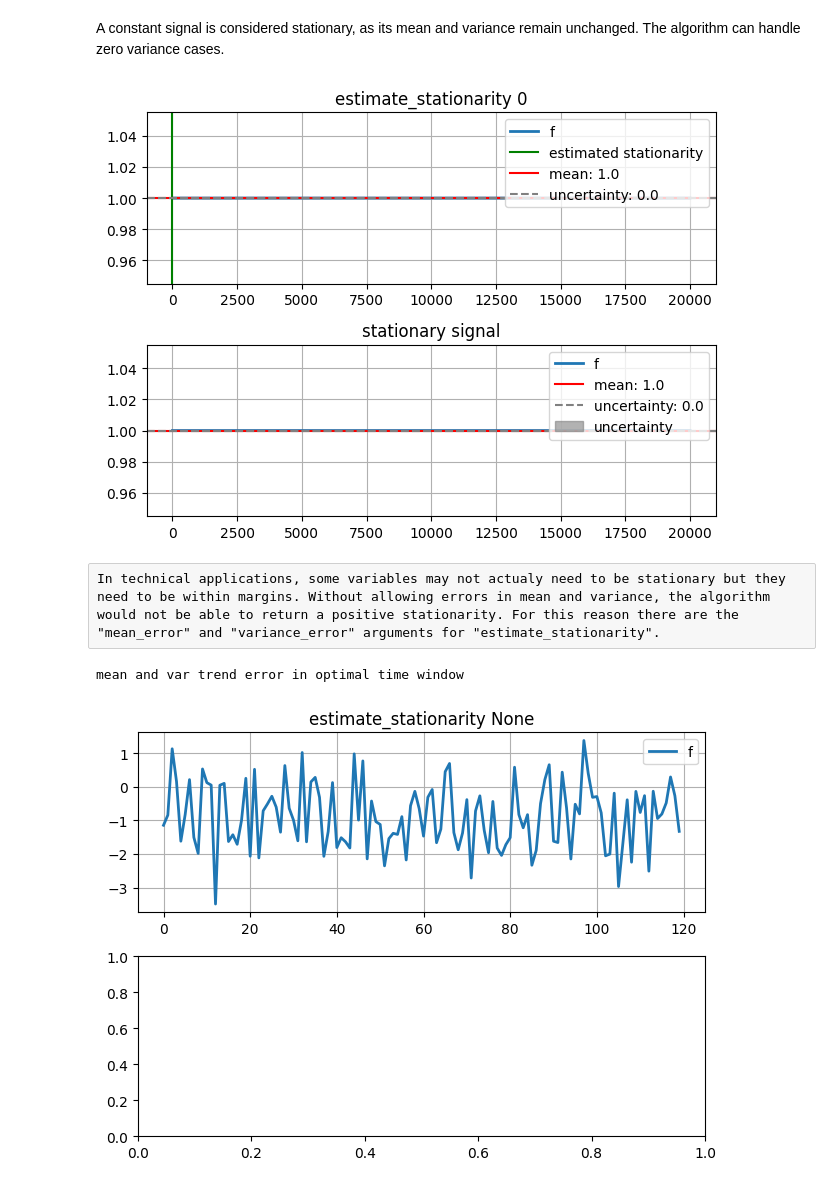
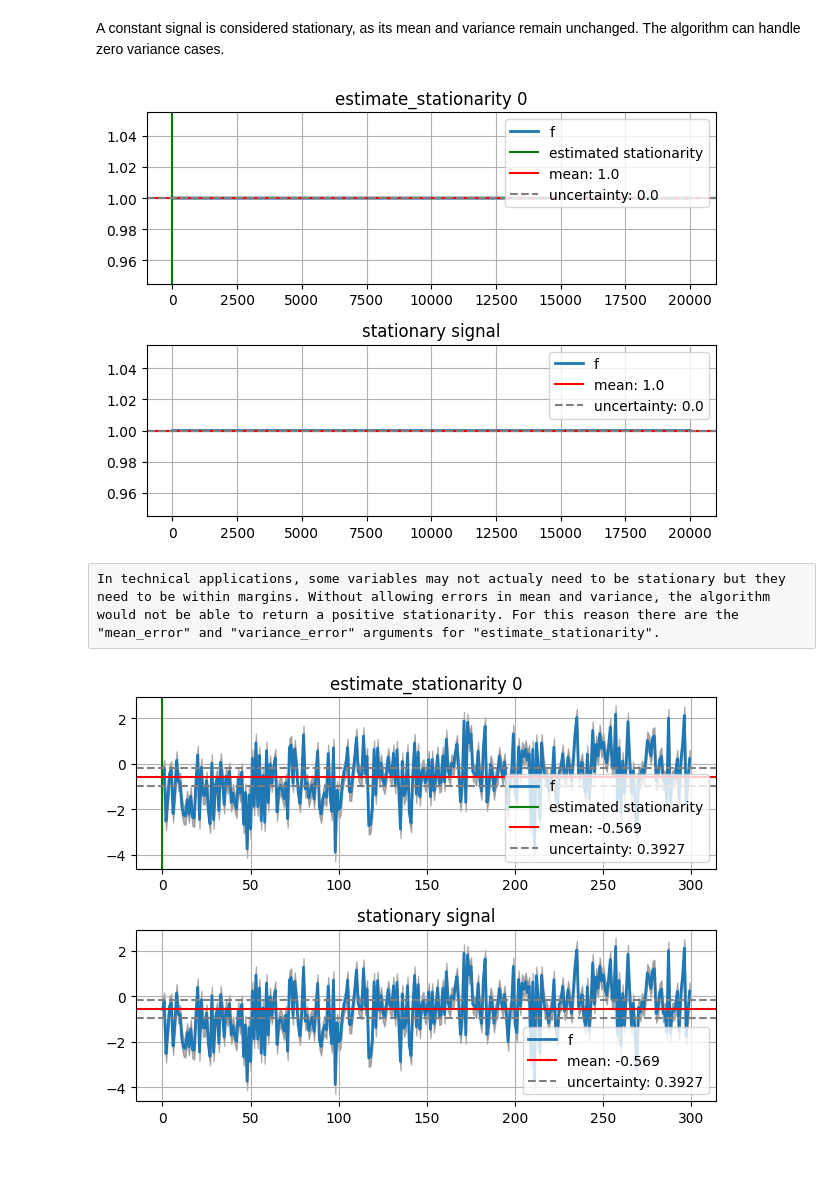
Before and after one commit to MaNyh/NTRfC, a Jupyter notebook: examples/check_timeseries_stationarity.ipynb, the cells around one changed output. Saved outputs shown, nothing was run; the diff lists cells and outputs as text; code cells hidden in the pictures.

```diff
--- a/examples/check_timeseries_stationarity.ipynb
+++ b/examples/check_timeseries_stationarity.ipynb
@@ -55,7 +55,7 @@ def plot_estimate(timesteps, values, stationary_timestep,mean_uncertainty):
             timesteps[stationary_timestep:],
             values[stationary_timestep:] - mean_uncertainty,
             values[stationary_timestep:] + mean_uncertainty,
-            color="grey", alpha=0.6, label="uncertainty"
+            color="grey", alpha=0.6
         )
         axs[1].set_title(f"stationary signal")
         axs[1].grid()
@@ -300,17 +296,16 @@ stationary_timestep  ,_,mean_uncertainty= estimate_stationarity(values_stationar
 
 plot_estimate(timesteps, values_stationary, stationary_timestep,mean_uncertainty)
 # %% [output]
-[figure, old version]
+[figure, new version]
 # %% [raw]
 In technical applications, some variables may not actualy need to be stationary but they need to be within margins. Without allowing errors in mean and variance, the algorithm would not be able to return a positive stationarity. For this reason there are the "mean_error" and "variance_error" arguments for "estimate_stationarity".
 # %%
-res = 120
-
-values = np.random.normal(-1, 1, res)
-stationary_timestep ,_,mean_uncertainty= estimate_stationarity(values,mean_error=0.2,var_error=0.1)
+res = 300
+ramplitude = 1
+values = np.random.normal(-1, 1, res)+np.linspace(0,ramplitude,res)
+stationary_timestep ,_,mean_uncertainty= estimate_stationarity(values,mean_error=1)
 timesteps = np.arange(0,res)
 
 plot_estimate(timesteps, values, stationary_timestep,mean_uncertainty)
 # %% [output]
-mean and var trend error in optimal time window
-[figure, old version]
+[figure, new version]
```
Also changed, not shown: parts of 7 cells of this notebook, 2 other files.
